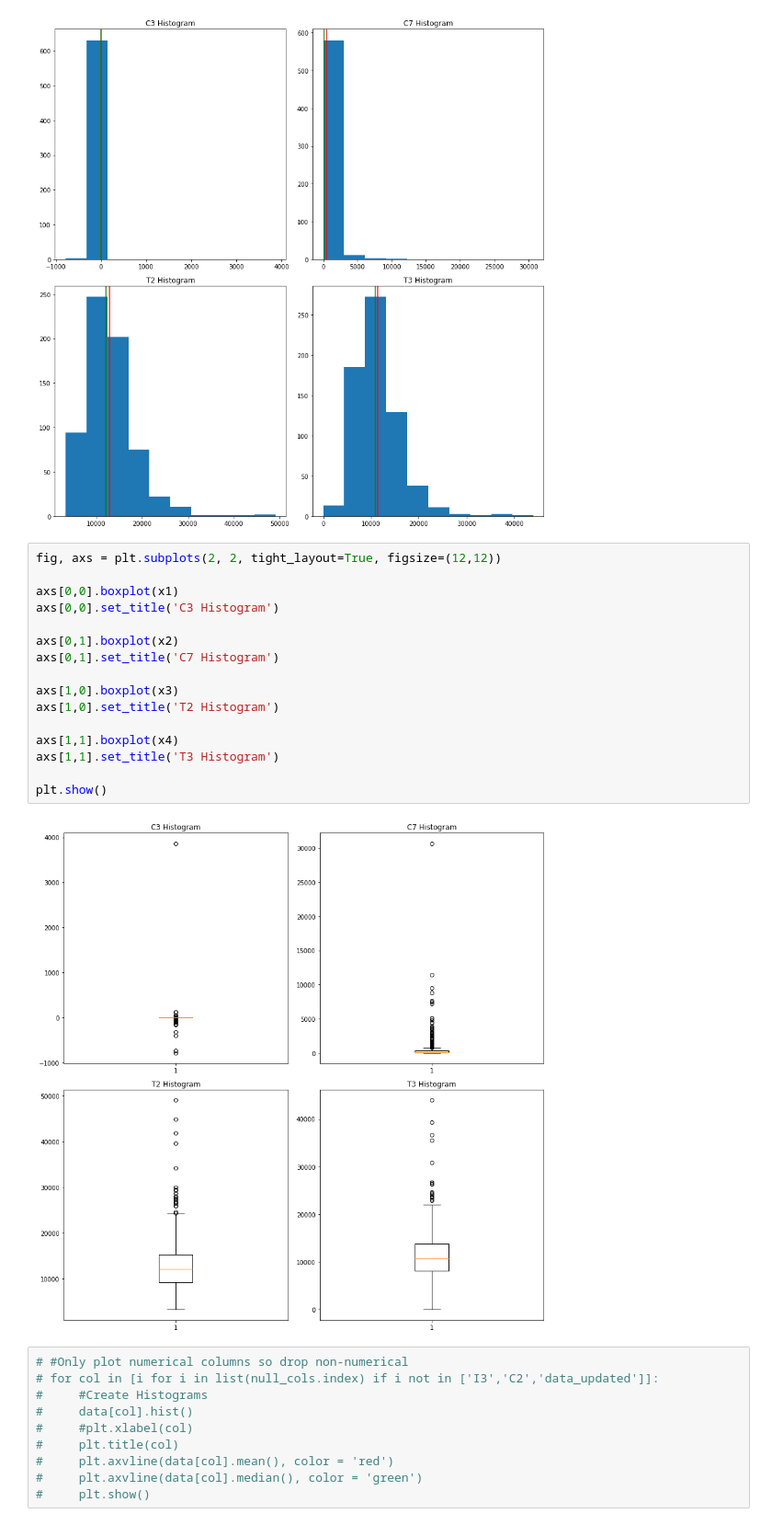
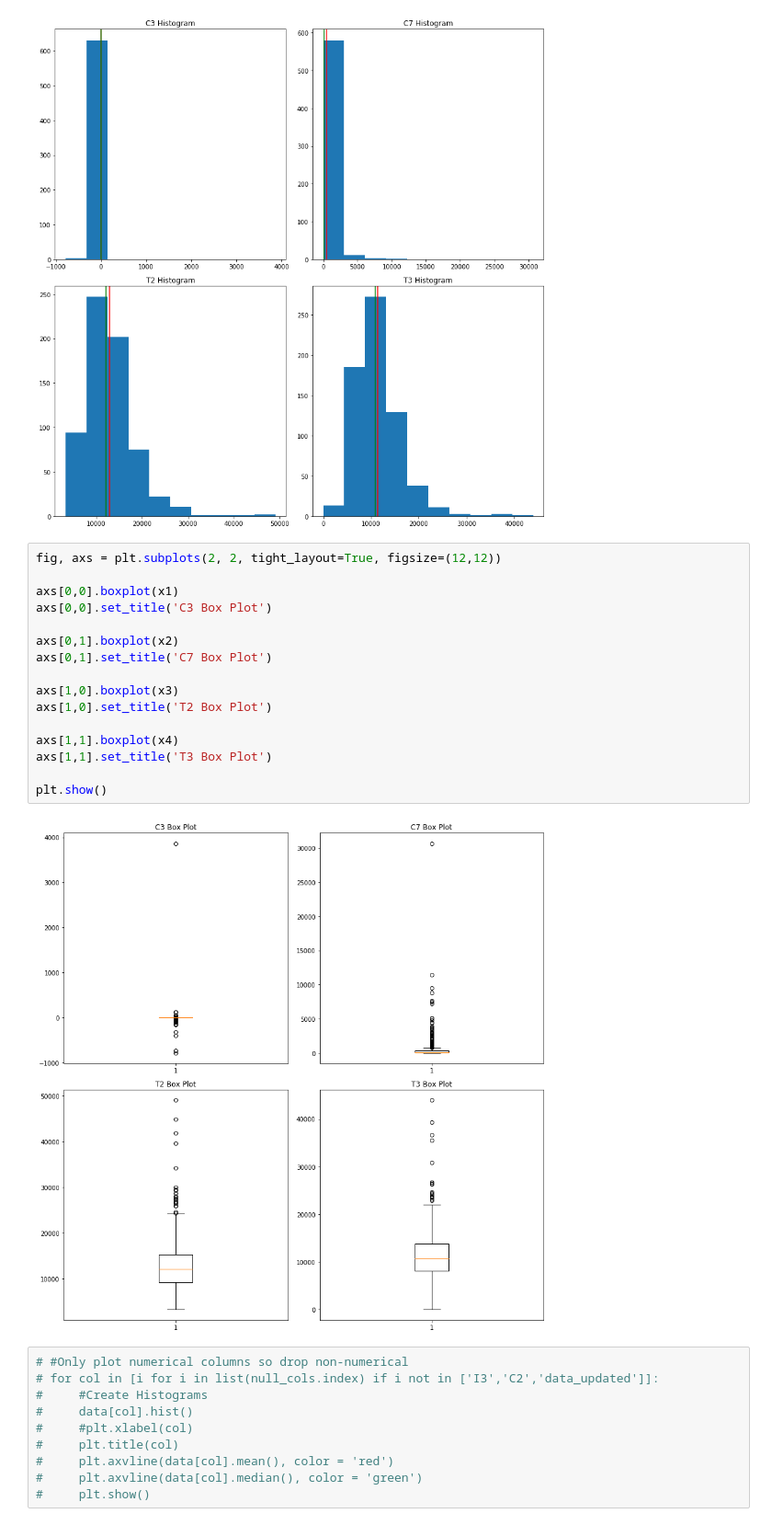
Before and after one commit to fairfield-university-ba545/project1-archana-s-team, a Jupyter notebook: data_prep-dylan.ipynb, the cells around one changed output. Shown at 92% size. Cells and saved outputs as stored; diff of their text form.

```diff
--- a/data_prep-dylan.ipynb
+++ b/data_prep-dylan.ipynb
@@ -485,21 +493,21 @@ plt.show()
 # %%
 fig, axs = plt.subplots(2, 2, tight_layout=True, figsize=(12,12))
 
 axs[0,0].boxplot(x1)
-axs[0,0].set_title('C3 Histogram')
+axs[0,0].set_title('C3 Box Plot')
 
 axs[0,1].boxplot(x2)
-axs[0,1].set_title('C7 Histogram')
+axs[0,1].set_title('C7 Box Plot')
 
 axs[1,0].boxplot(x3)
-axs[1,0].set_title('T2 Histogram')
+axs[1,0].set_title('T2 Box Plot')
 
 axs[1,1].boxplot(x4)
-axs[1,1].set_title('T3 Histogram')
+axs[1,1].set_title('T3 Box Plot')
 
 plt.show()
 # %% [output]
-[figure, old version]
+[figure, new version]
 # %%
 # #Only plot numerical columns so drop non-numerical
 # for col in [i for i in list(null_cols.index) if i not in ['I3','C2','data_updated']]:
```
Also changed, not shown: parts of 80 cells of this notebook, 2 other files.
